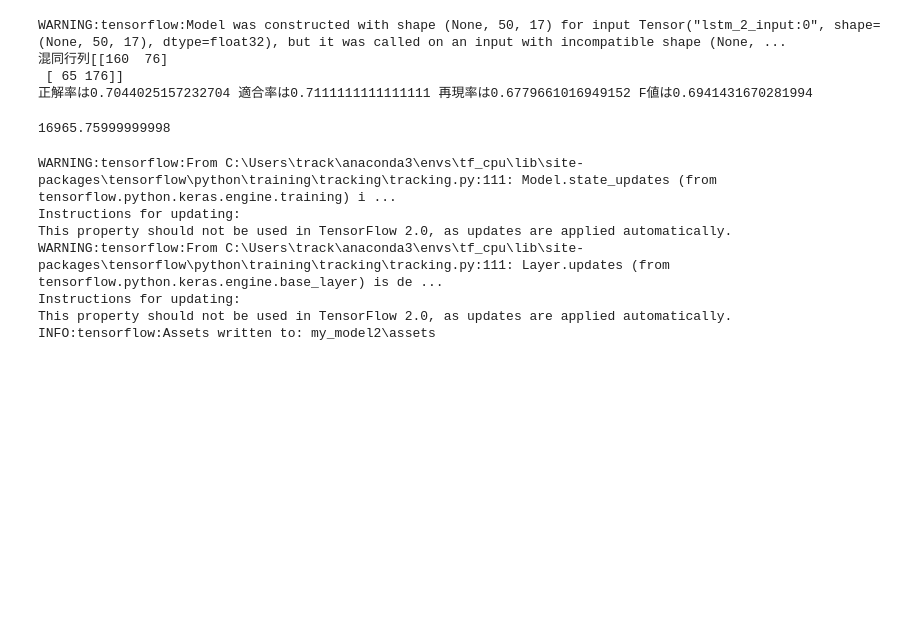
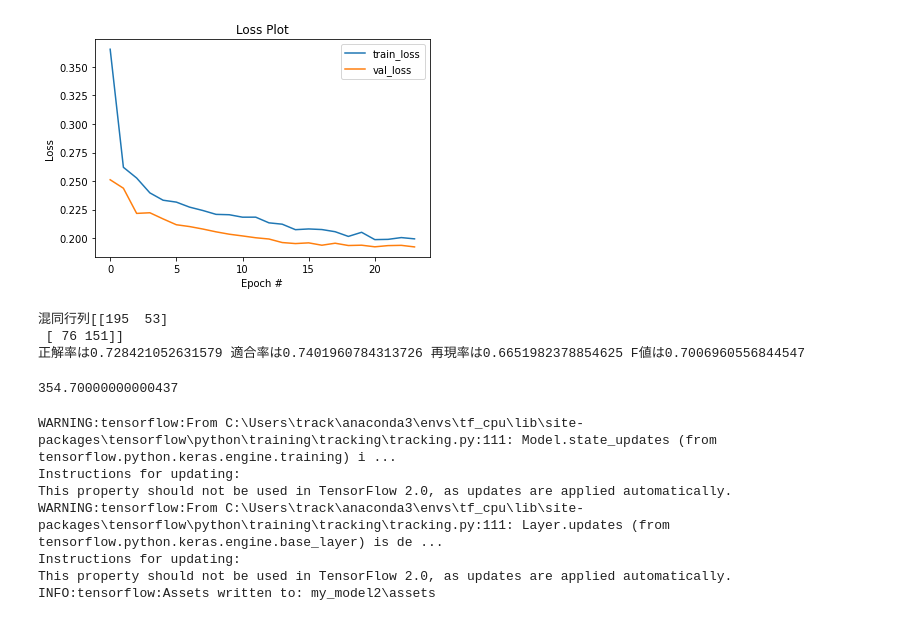
Before and after one commit to hito1031/stock_prediction, a Jupyter notebook: nikkeiheikin.ipynb, the cells around one changed output. Drawn from its saved outputs; the diff is of its cells as text; code cells hidden in the pictures; blank space fills up the shorter version.

```diff
--- a/nikkeiheikin.ipynb
+++ b/nikkeiheikin.ipynb
@@ -19,4 +19,4 @@ from sklearn.svm import SVC
 from datetime import datetime as dt
 from datetime import timedelta
 # %%
-data, data_np = md.load_data("日経平均00-22日足.csv")
+data, data_np = md.load_data("日経平均00-22日足.csv","日付")
@@ -23,11 +39,11 @@ data, data_np = md.load_data("日経平均00-22日足.csv")
 # %%
-data["アッパーエンベロープー終値"] = md.upper_envelope(3, 5, 1, data_np)
-data["ロワーエンベロープー終値"] = md.lower_envelope(3, 5, 1, data_np)
+data["アッパーエンベロープー終値"] = md.upper_envelope(data["終値"], data["5日平均"], 1)
+data["ロワーエンベロープー終値"] = md.lower_envelope(data["終値"], data["5日平均"], 1)
 data["5日平均-25日平均"] = md.average_line_difference(data["5日平均"], data["25日平均"])
 data["25日平均-75日平均"] = md.average_line_difference(data["25日平均"], data["75日平均"])
 data_5_25 = md.cross(data["5日平均-25日平均"])
 data_25_75 = md.cross(data["25日平均-75日平均"])
-upper_bband, lower_bband = md.bband(data)
+upper_bband, lower_bband = md.bband(data["終値"] )
 data["アッパーボリンジャーバンド"] = upper_bband
 data["ロワーボリンジャーバンド"] = lower_bband
 data["ボリンジャーバンド差"] = md.average_line_difference(data["アッパーボリンジャーバンド"] ,data["ロワーボリンジャーバンド"])
@@ -63,4 +78,5 @@ model = mm.build_model([data.shape[1],50,100,1])
 # %%
+model = mm.build_model([data.shape[1],30,300,1])
 callback = tf.keras.callbacks.EarlyStopping(monitor='loss', patience=3)
-model.fit(x_train, y_train, batch_size=512, epochs=epoch, validation_split=0.05, callbacks=[callback])
+h=model.fit(x_train, y_train, batch_size=512, epochs=epoch, validation_split=0.05, callbacks=[callback])
 # %% [output]
@@ -85,16 +84,28 @@ Epoch 55/500
+# %%
+h = pd.DataFrame(h.history)
+epochs = np.arange(0, len(h["loss"]))
+plt.plot(epochs, h["loss"], label="train_loss")
+plt.plot(epochs, h["val_loss"], label="val_loss")
+plt.title("Loss Plot")
+plt.xlabel("Epoch #")
+plt.ylabel("Loss")
+plt.legend()
+#plt.savefig("Loss.png")
+plt.show()
+# %% [output]
+[figure, added]
 # %%
 mm.evalution(x_test,y_test,model)
 # %% [output]
-WARNING:tensorflow:Model was constructed with shape (None, 50, 17) for input Tensor("lstm_2_input:0", shape=(None, 50, 17), dtype=float32), but it was called on an input with incompatible shape (None, ...
-混同行列[[160  76]
- [ 65 176]]
-正解率は0.7044025157232704 適合率は0.7111111111111111 再現率は0.6779661016949152 F値は0.6941431670281994
+混同行列[[195  53]
+ [ 76 151]]
+正解率は0.728421052631579 適合率は0.7401960784313726 再現率は0.6651982378854625 F値は0.7006960556844547
 # %%
 x_test_close=data_close[(len(data_close)-len(x_test))-1:-1]
 value = mm.baibai(x_test,model,x_test_close)
 print(value)
 # %% [output]
-16965.75999999998
+354.70000000000437
 # %%
 model.save("my_model2")
 #reconstructed_model = tf.keras.models.load_model("my_model")
```
Also changed, not shown: parts of 3 cells of this notebook, 6 other files.
